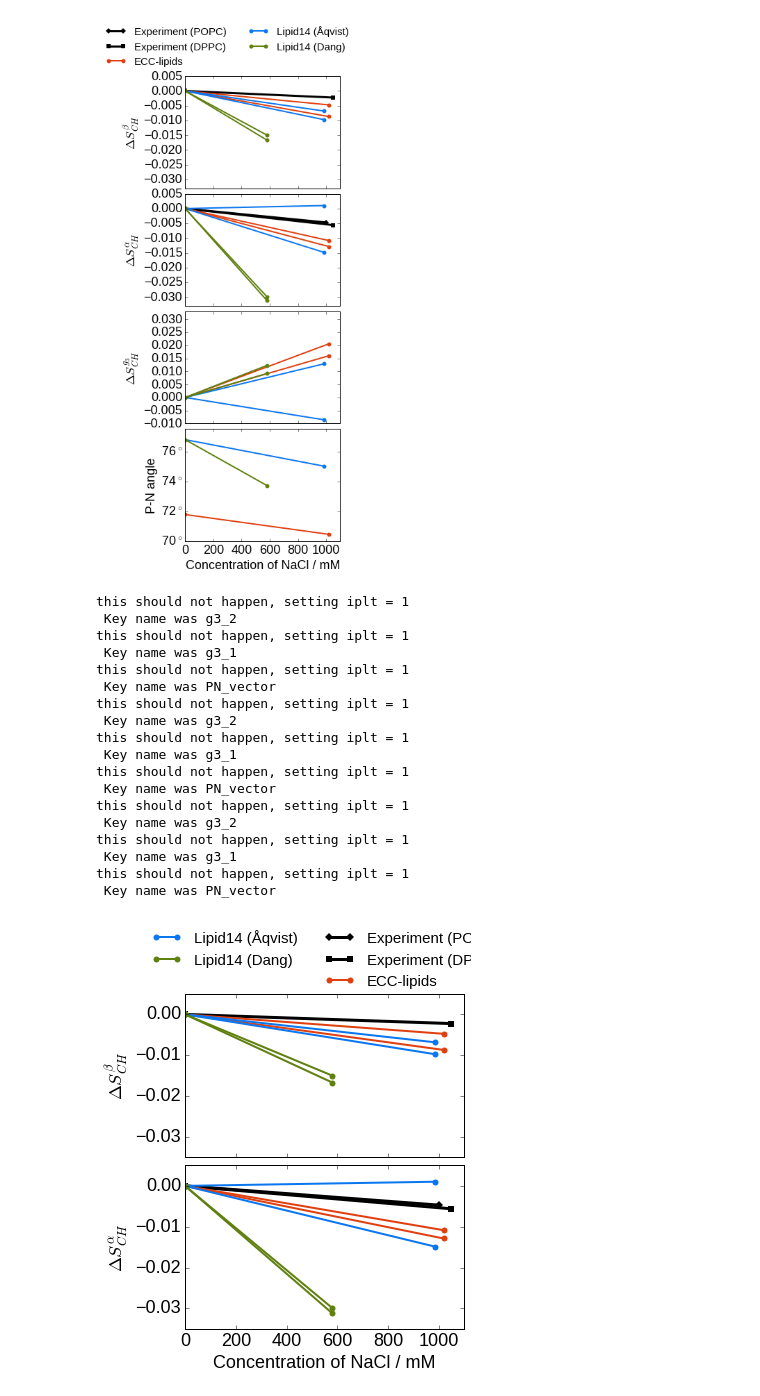
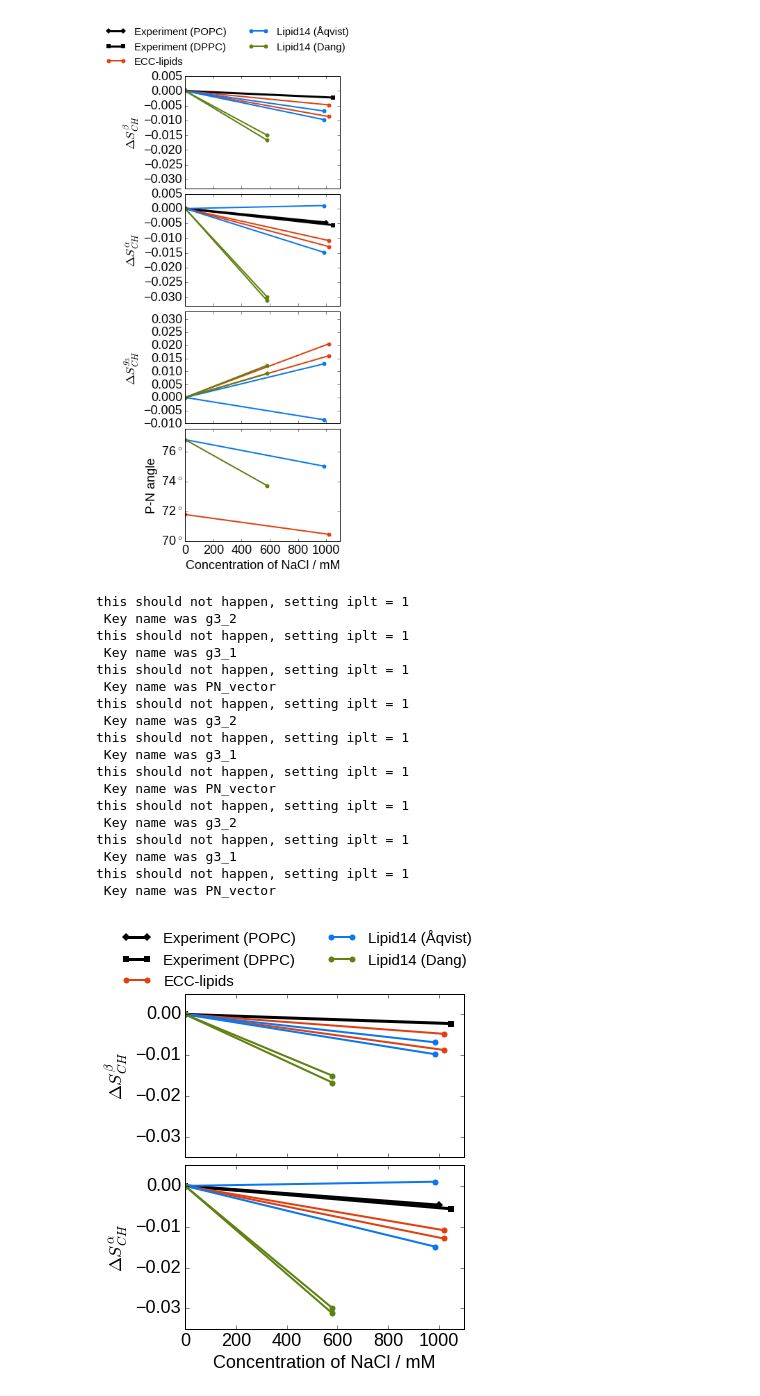
Before and after one commit to ohsOllila/NMRlipids_VI-NewIonModel, a Jupyter notebook: Fig/ipython_nb/Plot_PNs_OPs_L14_ECCLipid17_q80_sig89_salts-NaCl.ipynb, the cells around one changed output. Drawn from its saved outputs; the diff is of its cells as text; code cells hidden in the pictures.

```diff
--- a/Fig/ipython_nb/Plot_PNs_OPs_L14_ECCLipid17_q80_sig89_salts-NaCl.ipynb
+++ b/Fig/ipython_nb/Plot_PNs_OPs_L14_ECCLipid17_q80_sig89_salts-NaCl.ipynb
@@ -453,33 +453,33 @@ ticks = range(0, 1200, 200)
 pna.set_xticks(ticks)
 pna.set_xticklabels([ str(i) for i in ticks])
 pna.set_xlim(0,1100)
 
 #dsb.legend(loc="lower right", ncol=1, markerscale=1.0, scatterpoints=4, fontsize='xx-small')
 dsa.legend(bbox_transform=plt.gcf().transFigure,
-           bbox_to_anchor=(0.475, 1.08),
-           ncol=2, mode="expand",
+           bbox_to_anchor=(0.96, 1.08),
+           ncol=2,
            frameon=False,
            fontsize='small')
 
 plt.savefig("OrdPars-A-B_L14-ECCL17_q80_sig89_NaCl.pdf", dpi=200, bbox_inches='tight')
 plt.show()
 # %% [output]
 this should not happen, setting iplt = 1
  Key name was g3_2
 this should not happen, setting iplt = 1
  Key name was g3_1
 this should not happen, setting iplt = 1
  Key name was PN_vector
 this should not happen, setting iplt = 1
  Key name was g3_2
 this should not happen, setting iplt = 1
  Key name was g3_1
 this should not happen, setting iplt = 1
  Key name was PN_vector
 this should not happen, setting iplt = 1
  Key name was g3_2
 this should not happen, setting iplt = 1
  Key name was g3_1
 this should not happen, setting iplt = 1
  Key name was PN_vector
-[figure, old version]
+[figure, new version]
```
Also changed, not shown: 3 other files.
